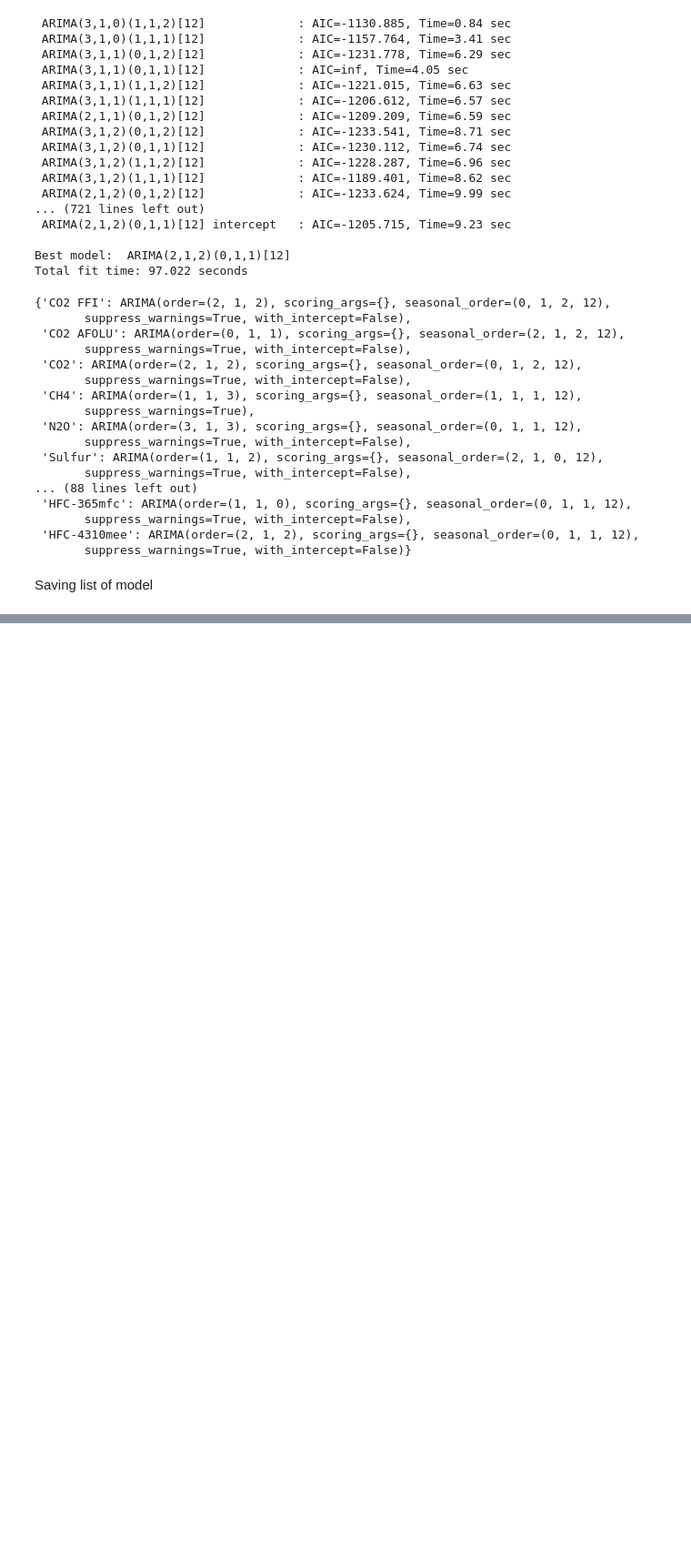
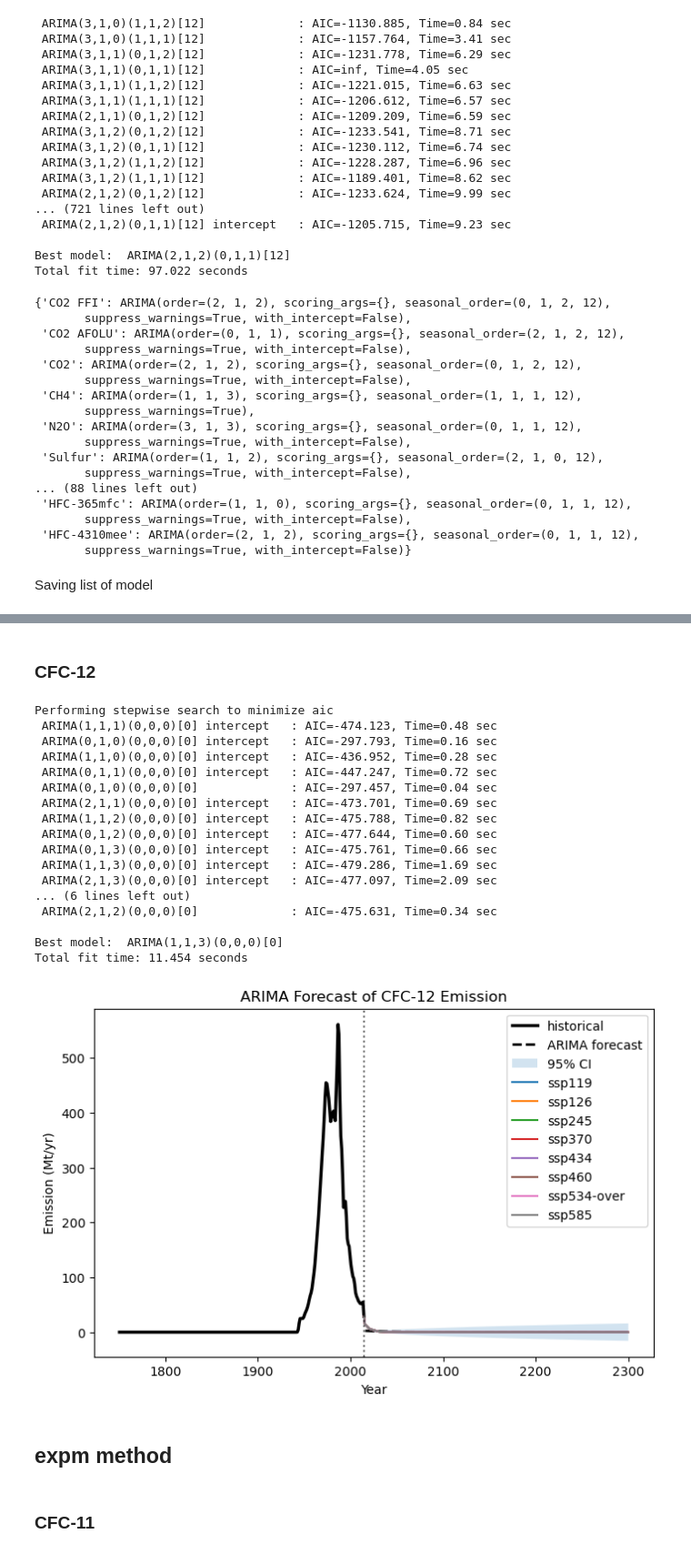
Before and after one commit to xuxingcheng/FAIR-emission-climate-model, a Jupyter notebook: ARIMA/ARIMA_Fitting.ipynb, the cells around one changed output, grey strips where cells are left out. Shown at 91% size. Drawn from its saved outputs; the diff is of its cells as text; code cells hidden in the pictures; blank space fills up the shorter version.

```diff
--- a/ARIMA/ARIMA_Fitting.ipynb
+++ b/ARIMA/ARIMA_Fitting.ipynb
@@ -306,0 +425,37 @@ with open(save_path, "wb") as f:
+# %% [markdown]
+### CFC-12
+# %%
+specie = "CFC-12"
+da = f1.emissions.sel(scenario = f1.scenarios[5], specie=specie, timepoints = slice(None, 2015)).mean(dim="config")
+model = pm.auto_arima(np.log1p(da.values), start_p=1, start_q=1,
+							max_p=3, max_q=3,
+							start_P=0,  seasonal=False,
+							d=1, D=0, trace=True,
+							error_action='ignore',  # don't want to know if an order does not work
+							suppress_warnings=True,  # don't want convergence warnings
+							stepwise=True)  # set to stepwise
+#arima_list[specie] = model
+
+model.summary()
+forecast_plotting(specie, model, startyear=2015, endyear=2300)
+# %% [output]
+Performing stepwise search to minimize aic
+ ARIMA(1,1,1)(0,0,0)[0] intercept   : AIC=-474.123, Time=0.48 sec
+ ARIMA(0,1,0)(0,0,0)[0] intercept   : AIC=-297.793, Time=0.16 sec
+ ARIMA(1,1,0)(0,0,0)[0] intercept   : AIC=-436.952, Time=0.28 sec
+ ARIMA(0,1,1)(0,0,0)[0] intercept   : AIC=-447.247, Time=0.72 sec
+ ARIMA(0,1,0)(0,0,0)[0]             : AIC=-297.457, Time=0.04 sec
+ ARIMA(2,1,1)(0,0,0)[0] intercept   : AIC=-473.701, Time=0.69 sec
+ ARIMA(1,1,2)(0,0,0)[0] intercept   : AIC=-475.788, Time=0.82 sec
+ ARIMA(0,1,2)(0,0,0)[0] intercept   : AIC=-477.644, Time=0.60 sec
+ ARIMA(0,1,3)(0,0,0)[0] intercept   : AIC=-475.761, Time=0.66 sec
+ ARIMA(1,1,3)(0,0,0)[0] intercept   : AIC=-479.286, Time=1.69 sec
+ ARIMA(2,1,3)(0,0,0)[0] intercept   : AIC=-477.097, Time=2.09 sec
+... (6 lines left out)
+ ARIMA(2,1,2)(0,0,0)[0]             : AIC=-475.631, Time=0.34 sec
+
+Best model:  ARIMA(1,1,3)(0,0,0)[0]
+Total fit time: 11.454 seconds
+[figure, added]
+# %% [markdown]
+## expm method
@@ -306,0 +510,2 @@ with open(save_path, "wb") as f:
+# %% [markdown]
+### CFC-11
```
Also changed, not shown: parts of 19 cells of this notebook, 3 other files.
